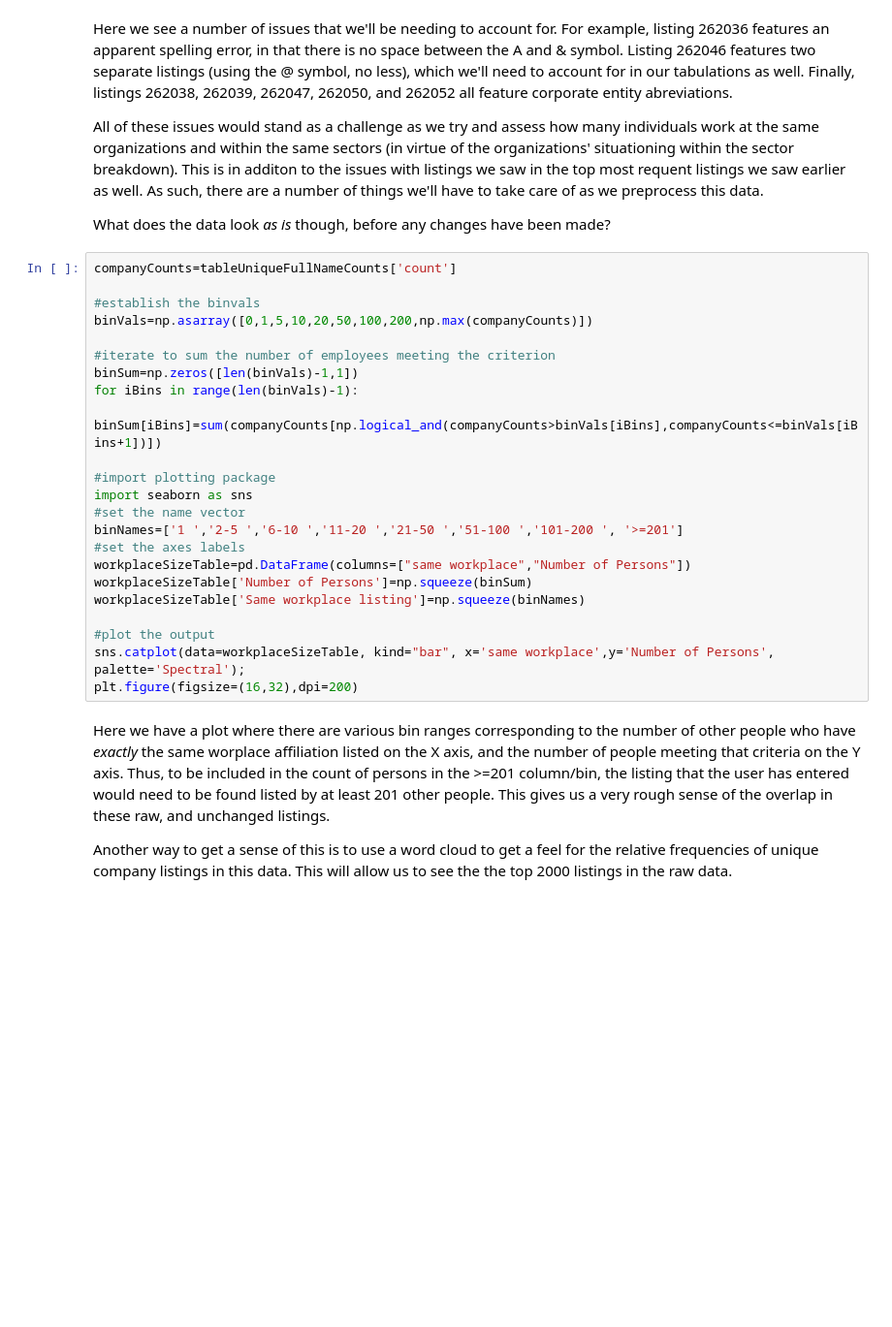
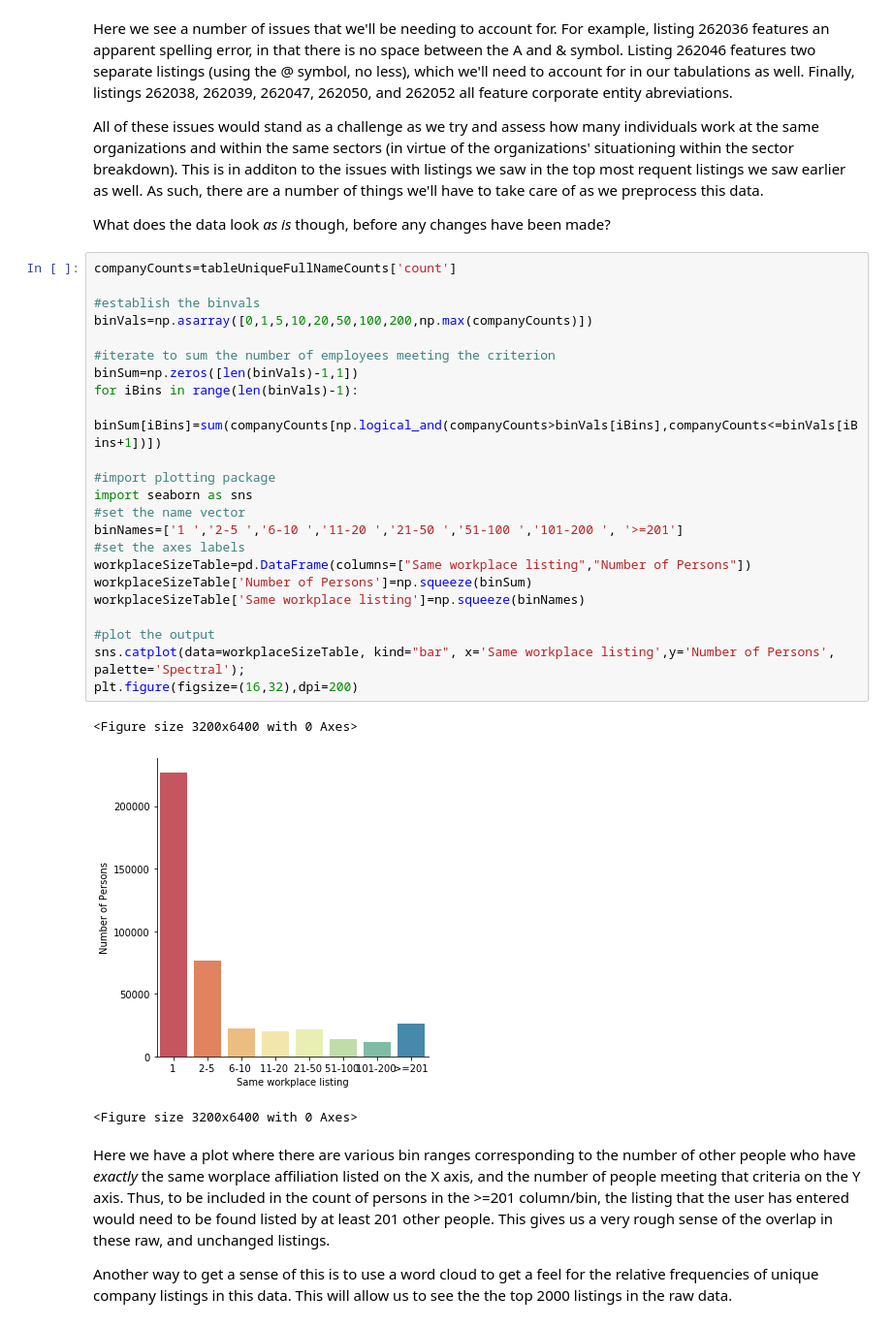
Before and after one commit to DSPG-Young-Scholars-Program/dspg20oss, a Jupyter notebook: ossPy/Notebooks/Company Cleaning Narritive.ipynb, the cells around one changed output. Shown: that part at 97% size. Saved outputs shown, nothing was run; the diff lists cells and outputs as text; blank space fills up the shorter version.

```diff
--- a/ossPy/Notebooks/Company Cleaning Narritive.ipynb
+++ b/ossPy/Notebooks/Company Cleaning Narritive.ipynb
@@ -70,26 +106,30 @@ What does the data look *as is* though, before any changes have been made?
 # %%
 companyCounts=tableUniqueFullNameCounts['count']
 
 #establish the binvals
 binVals=np.asarray([0,1,5,10,20,50,100,200,np.max(companyCounts)])
 
 #iterate to sum the number of employees meeting the criterion
 binSum=np.zeros([len(binVals)-1,1])
 for iBins in range(len(binVals)-1):
     binSum[iBins]=sum(companyCounts[np.logical_and(companyCounts>binVals[iBins],companyCounts<=binVals[iBins+1])])
 
 #import plotting package
 import seaborn as sns
 #set the name vector
 binNames=['1 ','2-5 ','6-10 ','11-20 ','21-50 ','51-100 ','101-200 ', '>=201']
 #set the axes labels
-workplaceSizeTable=pd.DataFrame(columns=["same workplace","Number of Persons"])
+workplaceSizeTable=pd.DataFrame(columns=["Same workplace listing","Number of Persons"])
 workplaceSizeTable['Number of Persons']=np.squeeze(binSum)
 workplaceSizeTable['Same workplace listing']=np.squeeze(binNames)
 
 #plot the output
-sns.catplot(data=workplaceSizeTable, kind="bar", x='same workplace',y='Number of Persons', palette='Spectral');
+sns.catplot(data=workplaceSizeTable, kind="bar", x='Same workplace listing',y='Number of Persons', palette='Spectral');
 plt.figure(figsize=(16,32),dpi=200)
+# %% [output]
+<Figure size 3200x6400 with 0 Axes>
+[figure, added]
+<Figure size 3200x6400 with 0 Axes>
 # %% [markdown]
 Here we have a plot where there are various bin ranges corresponding to the number of other people who have *exactly* the same worplace affiliation listed on the X axis, and the number of people meeting that criteria on the Y axis.  Thus, to be included in the count of persons in the >=201 column/bin, the listing that the user has entered would need to be found listed by at least 201 other people.  This gives us a very rough sense of the overlap in these raw, and unchanged listings.
 
```
Also changed, not shown: parts of 30 cells of this notebook, 5 other files.
